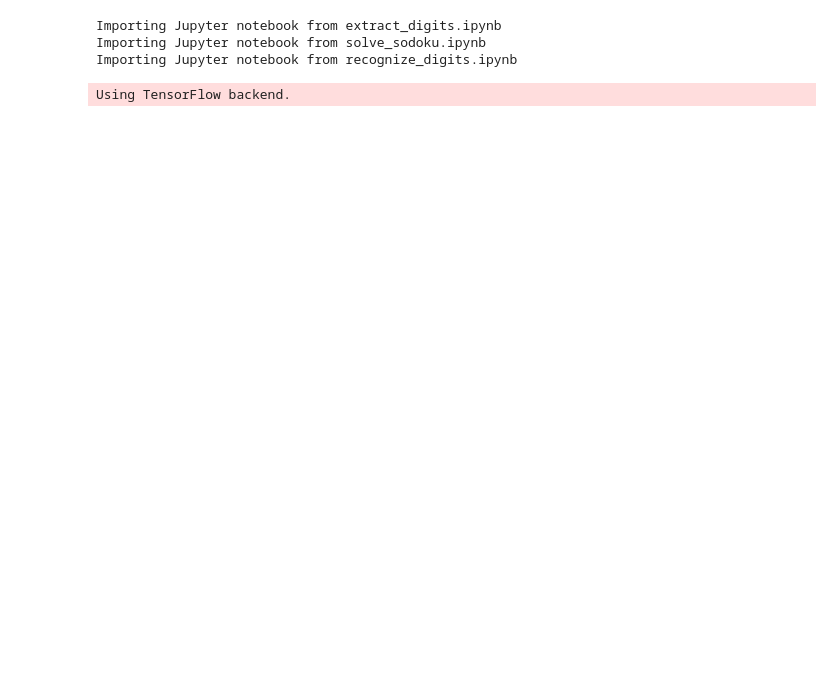
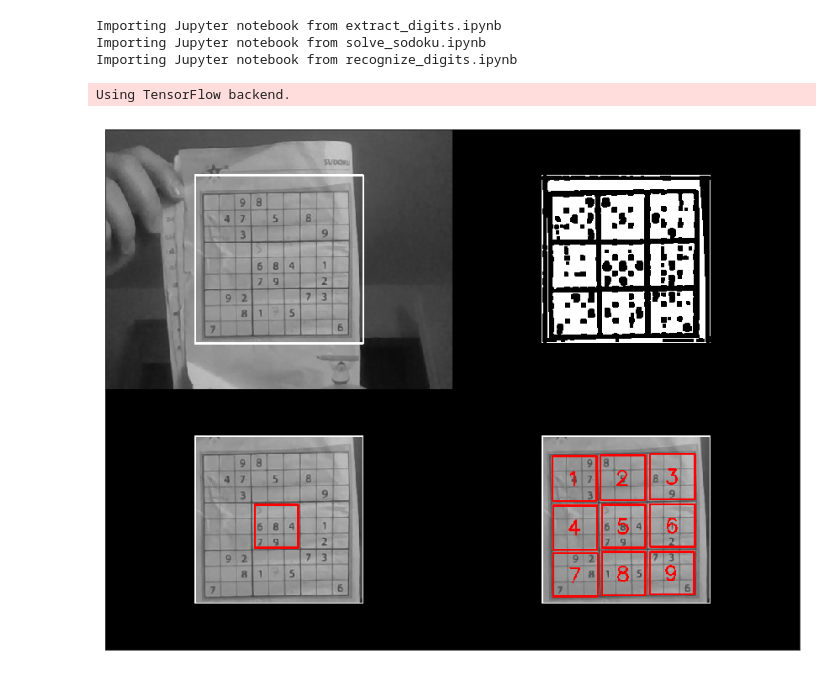
Before and after one commit to e-dorigatti/sudoku_solver, a Jupyter notebook: end2end.ipynb, the cells around one changed output. Drawn from its saved outputs; the diff is of its cells as text; code cells hidden in the pictures; blank space fills up the shorter version.

```diff
--- a/end2end.ipynb
+++ b/end2end.ipynb
@@ -16,0 +38,80 @@ digits = DigitPredictor().predict_digits(digit_images)
+# %%
+cap = cv2.VideoCapture(0)
+
+try:
+    success = False
+    while True:
+        ret, frame = cap.read()
+
+        res = load_image(frame)
+        orig = res['img'].copy()
+        rows, cols = orig.shape
+
+        half_target_size = int(min(rows, cols) * 0.325)
+        target_top = int(rows / 2 - half_target_size)
+        target_bot = int(rows / 2 + half_target_size)
+        target_left = int(cols / 2 - half_target_size)
+        target_right = int(cols / 2 + half_target_size)
+
+        cv2.rectangle(orig, (target_left, target_top), (target_right, target_bot), (255, 0, 0), 2)
+        res['img'] = orig[target_top:target_bot, target_left:target_right]
+
+        final = np.zeros((rows * 2, cols * 2, 3))
+        copy_image(orig, final, (0, 0))
+
+        res = threshold_img(res)
+        copy_image(res['bin'], final, (target_top, target_left + cols))
+
+        ok, res = try_except(lambda: find_center_3by3_square(res))
+
+        if ok:
+            copy_image(plot_center_3by3(res, None), final, (target_top + rows, target_left))
+            ok, res = try_except(lambda: find_all_squares(res))
+
+        if ok:
+            copy_image(plot_all_squares(res, None), final, (target_top + rows, target_left + cols))
+            ok, res = try_except(lambda: extract_digit_images(res))
+
+        # Display the resulting frame (horizontal mirror to make interaction easier)
+        cv2.imshow('frame', final.astype(np.uint8)[:, ::-1, :])
+        if cv2.waitKey(1) & 0xFF == ord('q'):
+            break
+
+        # check if squares are reasonable
+        if ok and 'squares' in res:
+            success = True  # let's be optimists
+
+            # exactly 9 squares
+            if len(res['squares']) != 9:
+                success = False
+
+            # longest side must be less than 1/3 of picture
+            max_side = max(max((bx - ax), (by - ay)) for ax, ay, bx, by in res['squares'])
+            if max_side > 2 * half_target_size / 3:
+                success = False
+
+            # shortest side must be more than 1/5 of the picture
+            min_side = min(min((bx - ax), (by - ay)) for ax, ay, bx, by in res['squares'])
+            if min_side < 2 * half_target_size / 4:
+                success = False
+
+            # smallest area / largest area > 0.92
+            areas = [(bx - ax) * (by - ay) for ax, ay, bx, by in res['squares']]
+            if min(areas) / max(areas) < 0.9:
+                success = False
+
+            if success:
+                break
+
+    plt.figure(figsize=(12, 9))
+    plt.imshow(final.astype(np.uint8))
+    plt.xticks([])
+    plt.yticks([])
+    plt.tight_layout()
+
+finally:
+    # When everything done, release the capture
+    cap.release()
+    cv2.destroyAllWindows()
+# %% [output]
+[figure, added]
```
Also changed, not shown: parts of 8 cells of this notebook.
